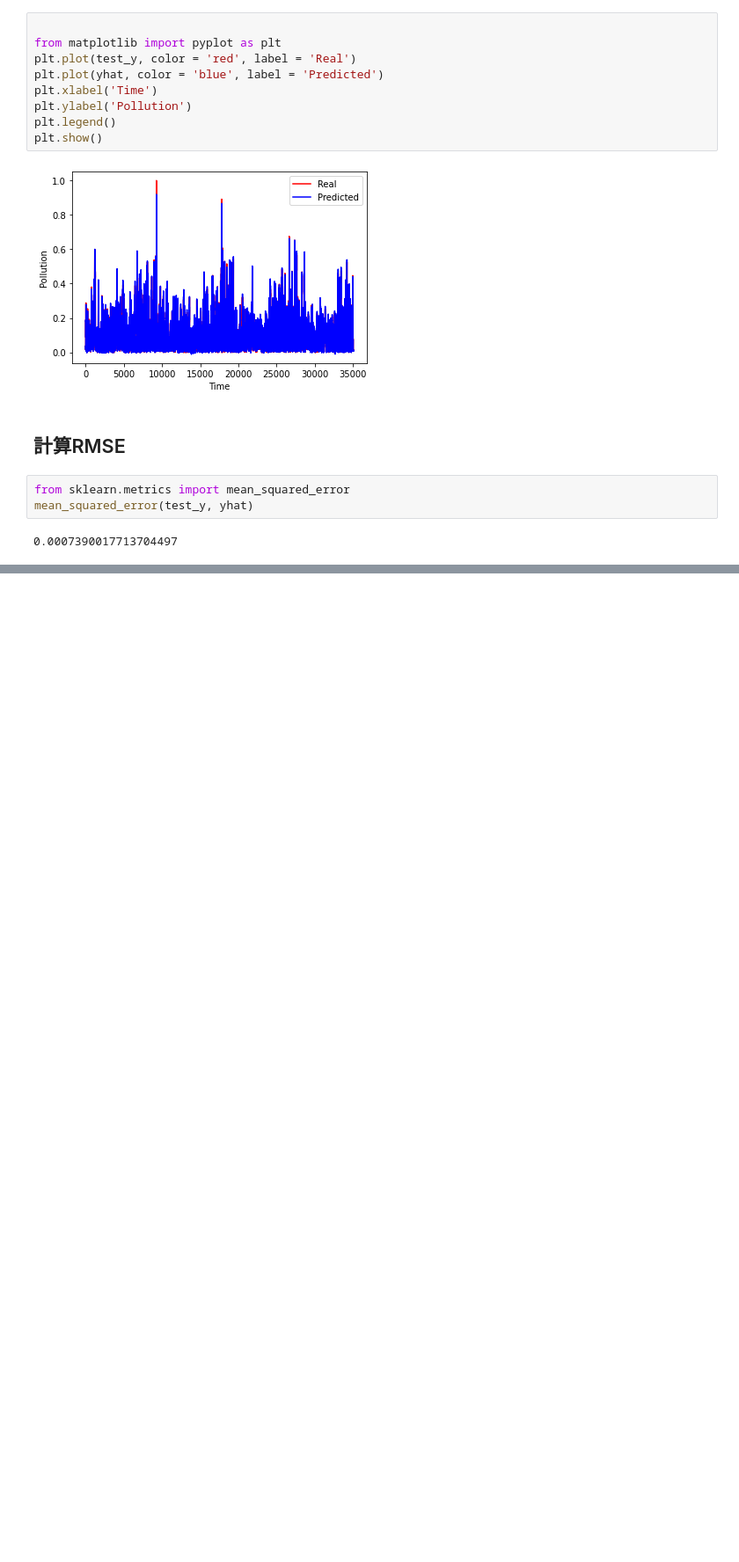
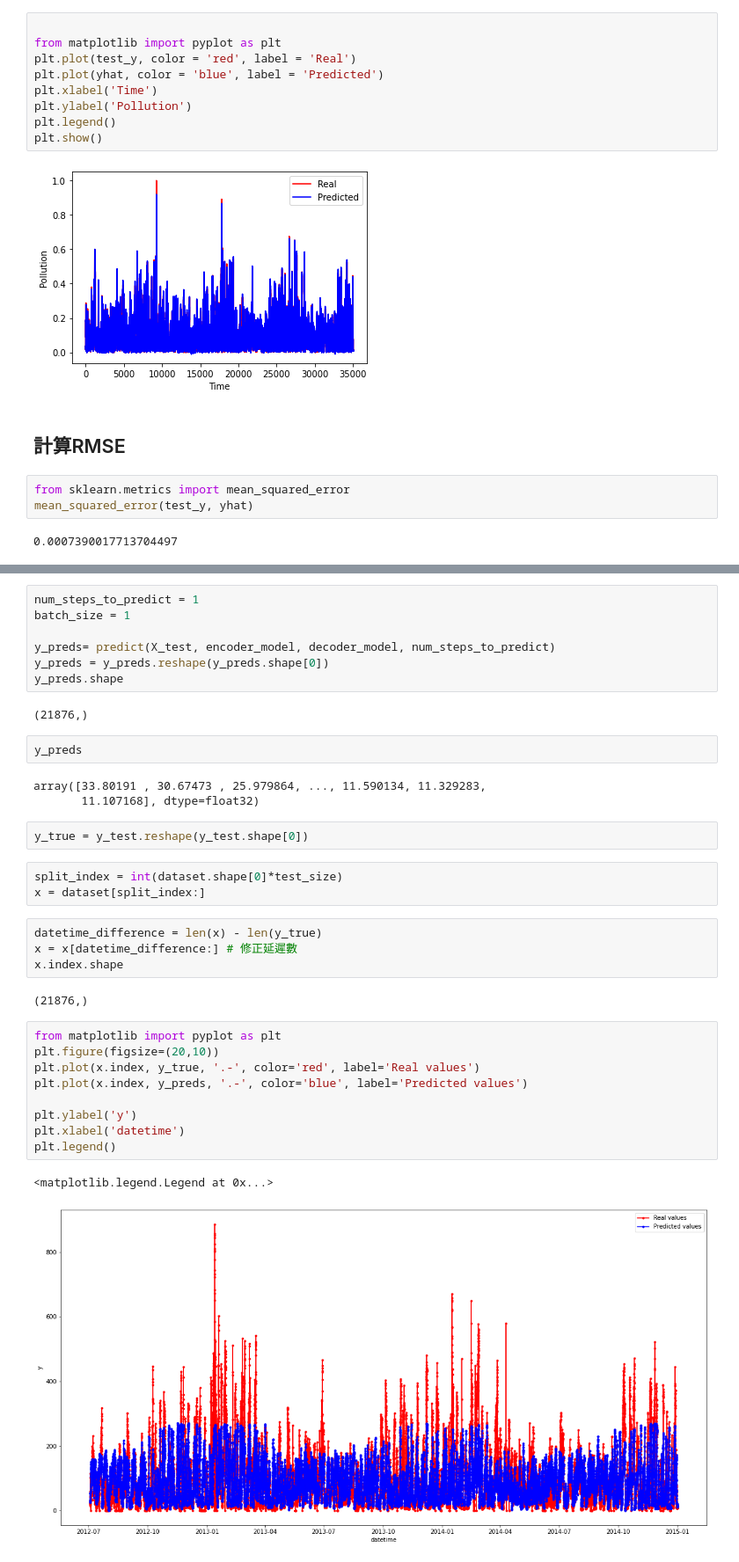
Before and after one commit to ywchiu/tibamedl, a Jupyter notebook: Demo20200815.ipynb, the cells around one changed output, grey strips where cells are left out. Shown: that part at 88% size. Saved outputs shown, nothing was run; the diff lists cells and outputs as text; blank space fills up the shorter version.

```diff
--- a/Demo20200815.ipynb
+++ b/Demo20200815.ipynb
@@ -688,0 +975,37 @@ mean_squared_error(test_y, yhat)
+# %%
+num_steps_to_predict = 1
+batch_size = 1
+
+y_preds= predict(X_test, encoder_model, decoder_model, num_steps_to_predict)
+y_preds = y_preds.reshape(y_preds.shape[0])
+y_preds.shape
+# %% [output]
+(21876,)
+# %%
+y_preds
+# %% [output]
+array([33.80191 , 30.67473 , 25.979864, ..., 11.590134, 11.329283,
+       11.107168], dtype=float32)
+# %%
+y_true = y_test.reshape(y_test.shape[0])
+# %%
+split_index = int(dataset.shape[0]*test_size)
+x = dataset[split_index:]
+# %%
+datetime_difference = len(x) - len(y_true)
+x = x[datetime_difference:] # 修正延遲數
+x.index.shape
+# %% [output]
+(21876,)
+# %%
+from matplotlib import pyplot as plt
+plt.figure(figsize=(20,10))
+plt.plot(x.index, y_true, '.-', color='red', label='Real values')
+plt.plot(x.index, y_preds, '.-', color='blue', label='Predicted values')
+
+plt.ylabel('y')
+plt.xlabel('datetime')
+plt.legend()
+# %% [output]
+<matplotlib.legend.Legend at 0x...>
+[figure, added]
```
Also changed, not shown: parts of 34 cells of this notebook.
